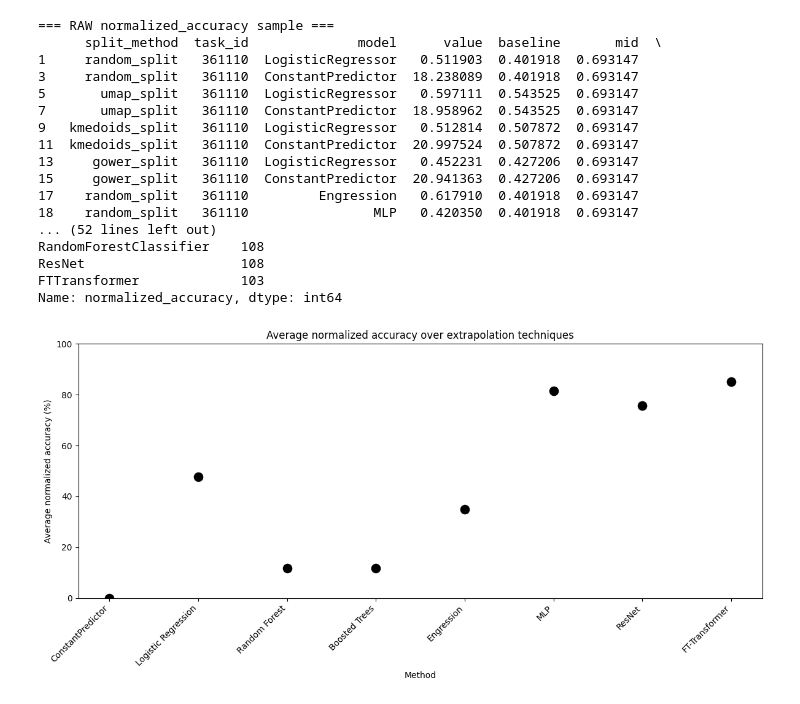
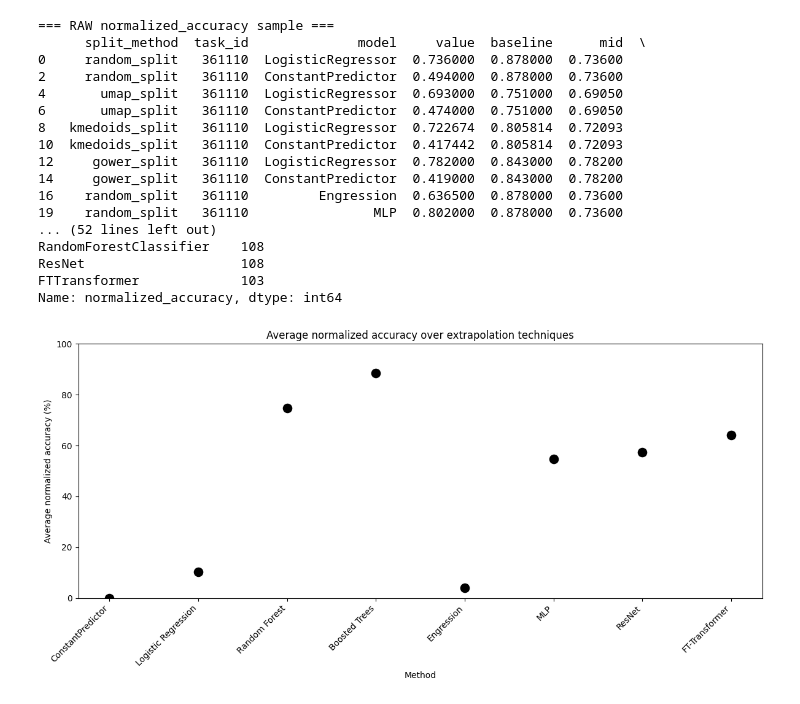
Before and after one commit to alicestratula/master_thesis, a Jupyter notebook: analysis/normalized_accuracy_Accuracy.ipynb, the cells around one changed output. Saved outputs shown, nothing was run; the diff lists cells and outputs as text; code cells hidden in the pictures.

```diff
--- a/analysis/normalized_accuracy_Accuracy.ipynb
+++ b/analysis/normalized_accuracy_Accuracy.ipynb
@@ -96,14 +96,14 @@ df = df[df["split_method"] != "random_split"]
 # %%
 # helper to get the 3rd‐largest (or worst if <3)
 def third_largest(s: pd.Series) -> float:
-    vals = s.dropna().nlargest(3)
-    return vals.min() if not vals.empty else np.nan
+    vals = s.dropna().nsmallest(3)
+    return vals.max() if not vals.empty else np.nan
 
 # 1) baseline (best = min error) per split & task
 df["baseline"] = (
     df
     .groupby(["split_method", "task_id"])["value"]
-    .transform("min")
+    .transform("max")
 )
 
 # 2) mid (3rd‐largest error) per split & task
@@ -170,42 +170,42 @@ overall['Method'] = overall['model'].map(rename_map).fillna(overall['model'])
 
 plt.figure(figsize=(12,6))
 sns.scatterplot(
     data=overall,
     x='Method',
     y='Mean',
     color='black',
     s=150
 )
 plt.xticks(rotation=45, ha='right')
 plt.ylabel('Average normalized accuracy (%)')
 plt.xlabel('Method')
 plt.title('Average normalized accuracy over extrapolation techniques')
 plt.ylim(0, 100)
 plt.tight_layout()
 
 os.makedirs('PICTURES', exist_ok=True)
 fname = f"PICTURES/avg_normalized_acc_over_extrapolation_{metric}.png"
 plt.savefig(
     fname,
     bbox_inches='tight'
 )
 plt.show()
 # %% [output]
 === RAW normalized_accuracy sample ===
-      split_method  task_id              model      value  baseline       mid  \
-1     random_split   361110  LogisticRegressor   0.511903  0.401918  0.693147
-3     random_split   361110  ConstantPredictor  18.238089  0.401918  0.693147
-5       umap_split   361110  LogisticRegressor   0.597111  0.543525  0.693147
-7       umap_split   361110  ConstantPredictor  18.958962  0.543525  0.693147
-9   kmedoids_split   361110  LogisticRegressor   0.512814  0.507872  0.693147
-11  kmedoids_split   361110  ConstantPredictor  20.997524  0.507872  0.693147
-13     gower_split   361110  LogisticRegressor   0.452231  0.427206  0.693147
-15     gower_split   361110  ConstantPredictor  20.941363  0.427206  0.693147
-17    random_split   361110         Engression   0.617910  0.401918  0.693147
-18    random_split   361110                MLP   0.420350  0.401918  0.693147
+      split_method  task_id              model     value  baseline      mid  \
+0     random_split   361110  LogisticRegressor  0.736000  0.878000  0.73600
+2     random_split   361110  ConstantPredictor  0.494000  0.878000  0.73600
+4       umap_split   361110  LogisticRegressor  0.693000  0.751000  0.69050
+6       umap_split   361110  ConstantPredictor  0.474000  0.751000  0.69050
+8   kmedoids_split   361110  LogisticRegressor  0.722674  0.805814  0.72093
+10  kmedoids_split   361110  ConstantPredictor  0.417442  0.805814  0.72093
+12     gower_split   361110  LogisticRegressor  0.782000  0.843000  0.78200
+14     gower_split   361110  ConstantPredictor  0.419000  0.843000  0.78200
+16    random_split   361110         Engression  0.636500  0.878000  0.73600
+19    random_split   361110                MLP  0.802000  0.878000  0.73600
 ... (52 lines left out)
 RandomForestClassifier    108
 ResNet                    108
 FTTransformer             103
 Name: normalized_accuracy, dtype: int64
-[figure, old version]
+[figure, new version]
```
Also changed, not shown: parts of 1 cell of this notebook, 8 other files.
